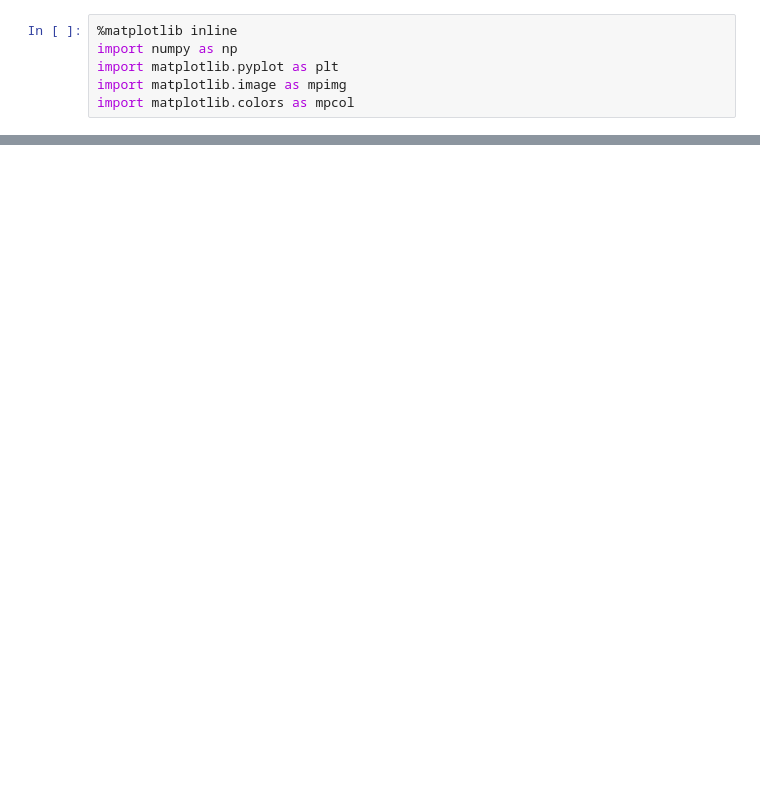
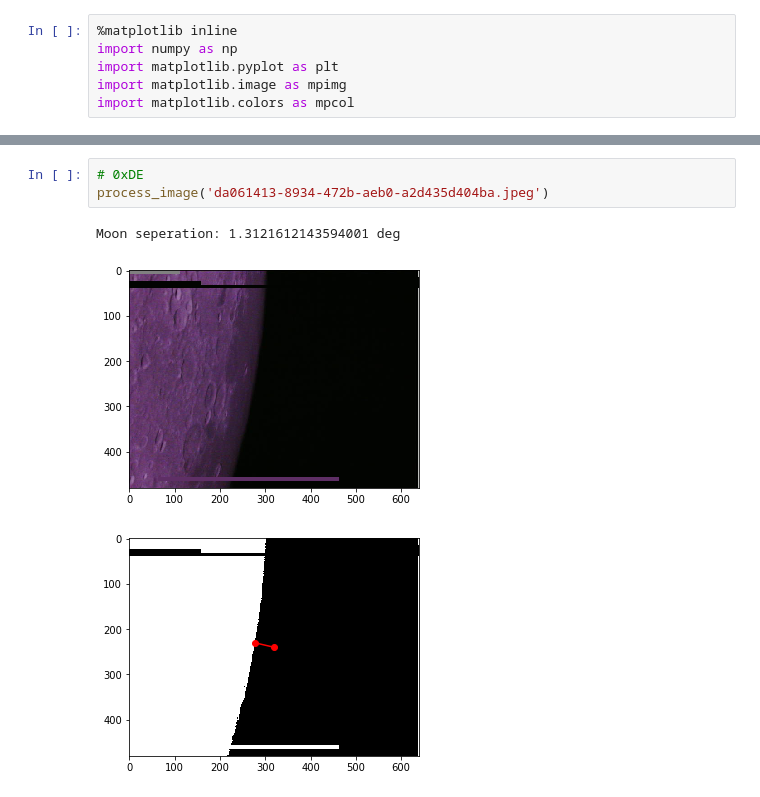
Before and after one commit to daniestevez/jupyter_notebooks, a Jupyter notebook: dslwp/June 30 image analysis.ipynb, the cells around one changed output, grey strips where cells are left out. Saved outputs shown, nothing was run; the diff lists cells and outputs as text; blank space fills up the shorter version.

```diff
--- a/dslwp/June 30 image analysis.ipynb
+++ b/dslwp/June 30 image analysis.ipynb
@@ -42,0 +41,7 @@ moon_separation
+# %%
+# 0xDE
+process_image('da061413-8934-472b-aeb0-a2d435d404ba.jpeg')
+# %% [output]
+Moon seperation: 1.3121612143594001 deg
+[figure, added]
+[figure, added]
```
Also changed, not shown: parts of 10 cells of this notebook, 7 other files.
